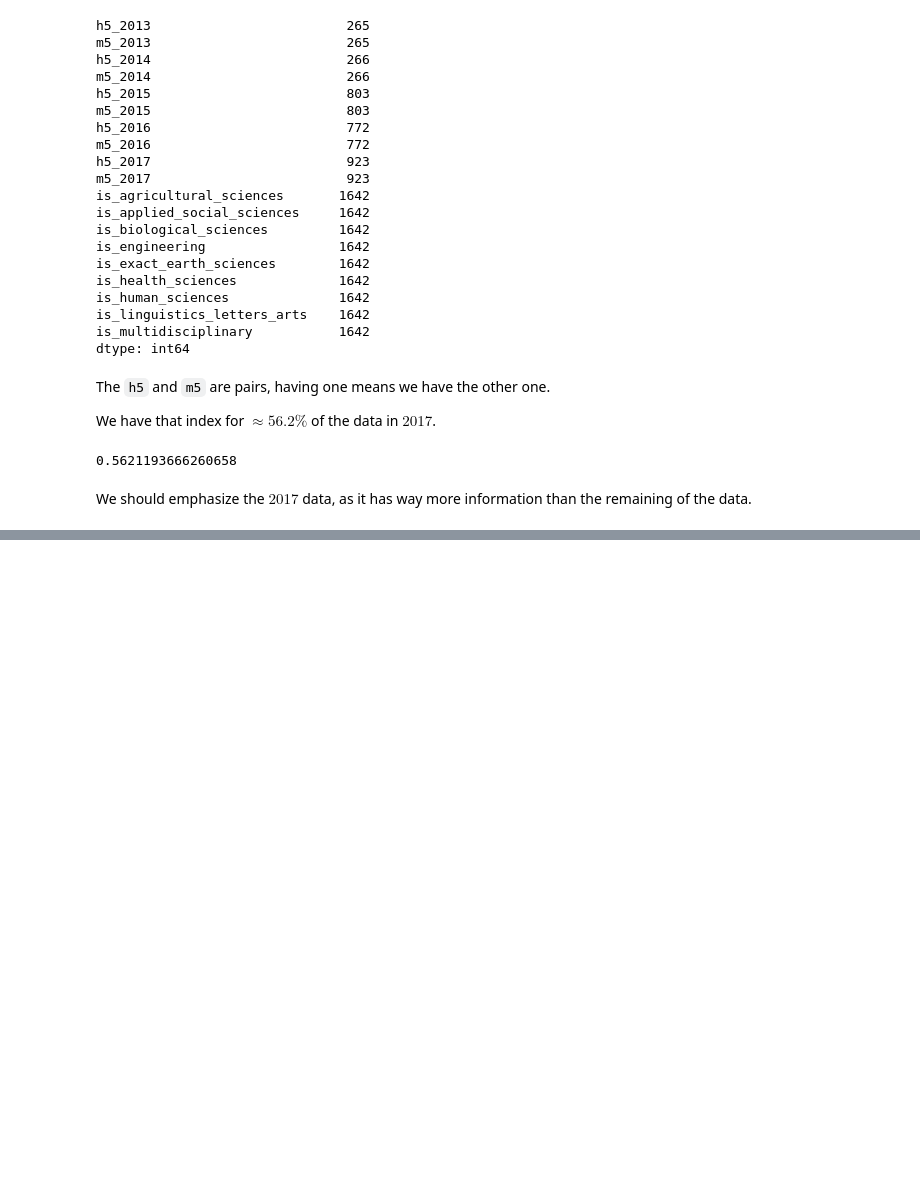
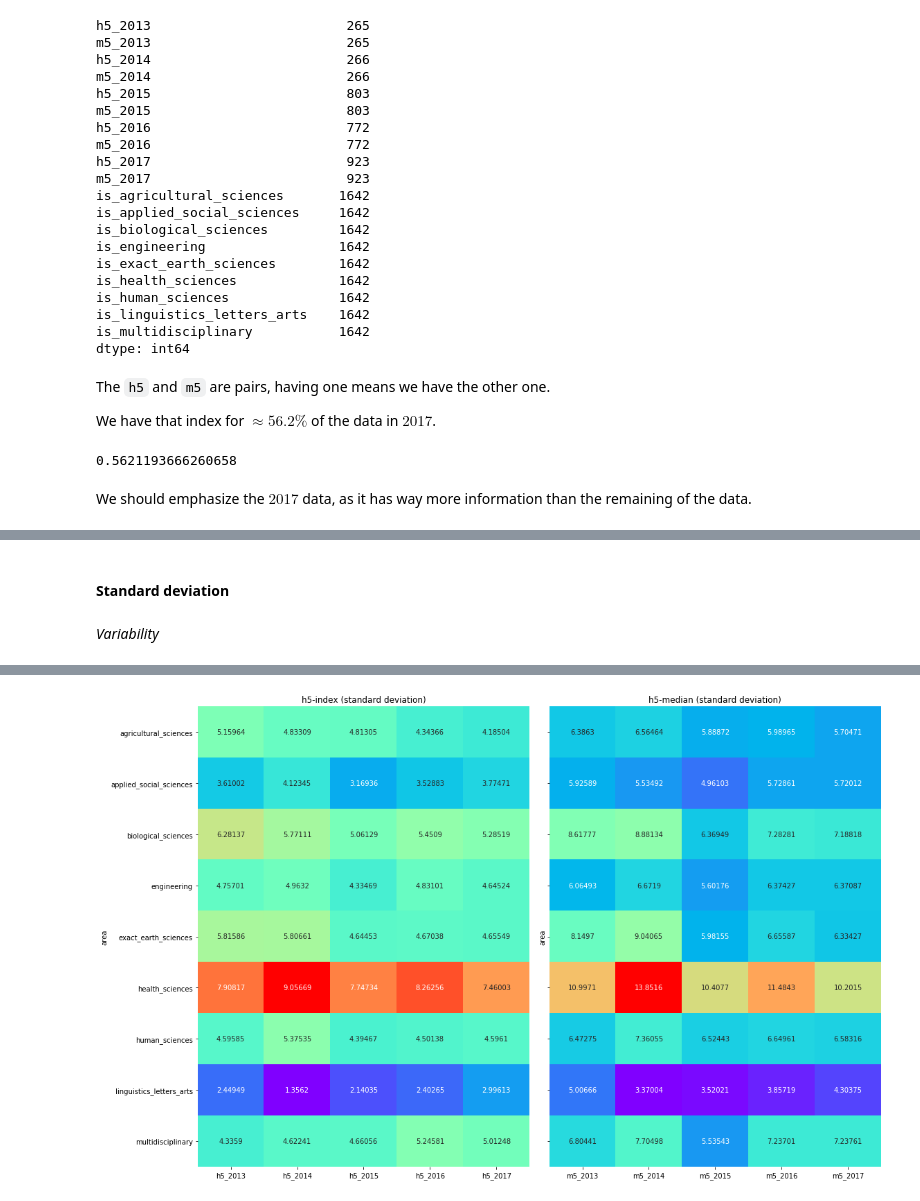
Before and after one commit to scieloorg/scielo20gt6, a Jupyter notebook: google_scholar_h5.ipynb, the cells around one changed output, grey strips where cells are left out. Cells and saved outputs as stored; diff of their text form; code cells hidden in the pictures; blank space fills up the shorter version.

```diff
--- a/google_scholar_h5.ipynb
+++ b/google_scholar_h5.ipynb
@@ -511,0 +625,9 @@ as it has way more information than the remaining of the data.
+# %% [markdown]
+#### Standard deviation
+# %% [markdown]
+*Variability*
+# %%
+dataset_stds = ddata.loc["std"].set_index("area")
+hmap(dataset_stds, "standard deviation")
+dataset_stds
+# %% [output]
@@ -511,0 +645 @@ as it has way more information than the remaining of the data.
+[figure, added]
```
Also changed, not shown: parts of 30 cells of this notebook.
